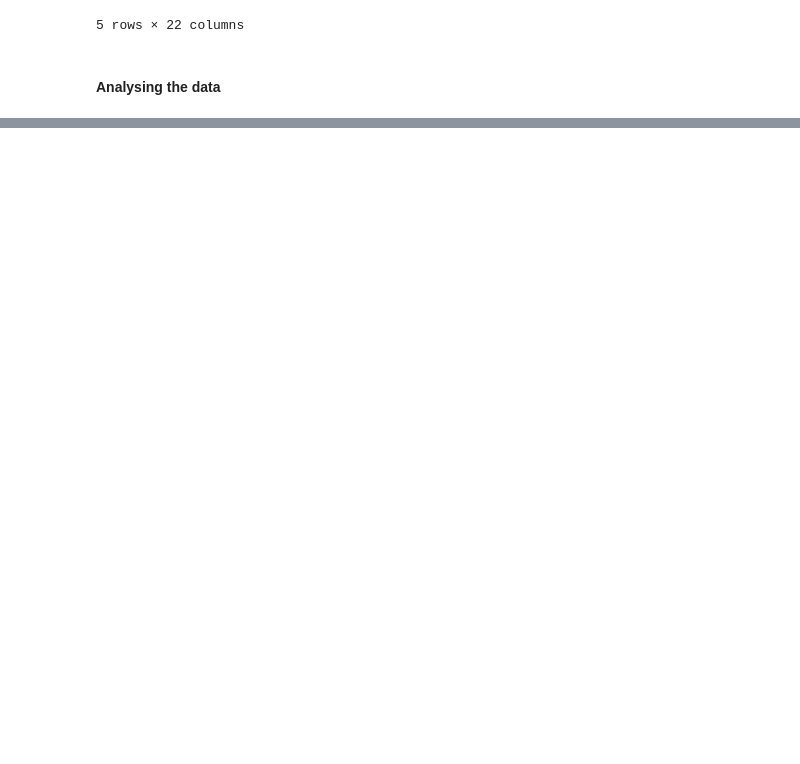
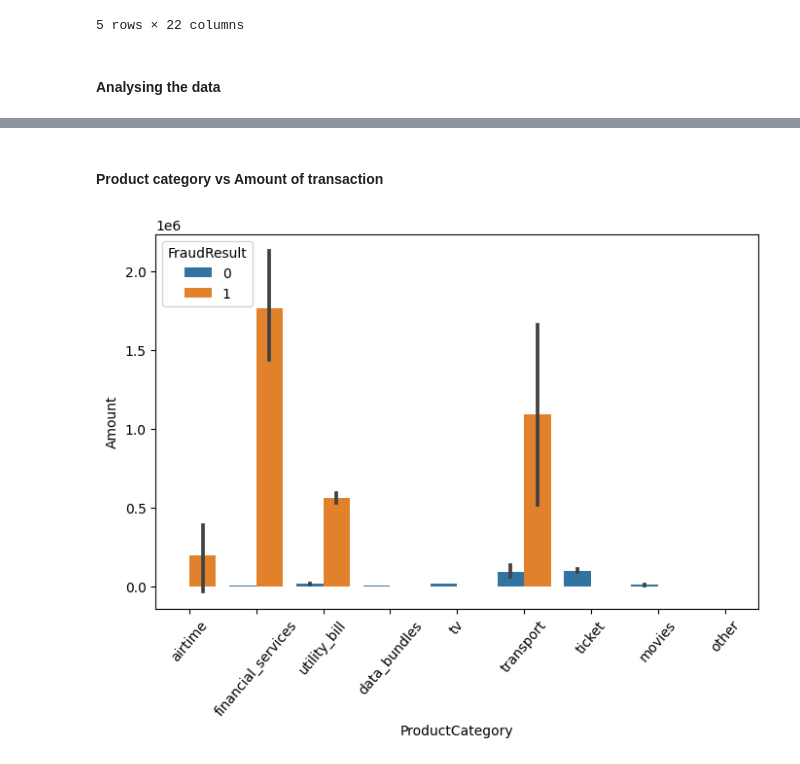
Before and after one commit to aanysofia/Fraud-Detection, a Jupyter notebook: Fraud_detection.ipynb, the cells around one changed output, grey strips where cells are left out. Cells and saved outputs as stored; diff of their text form; code cells hidden in the pictures; blank space fills up the shorter version.

```diff
--- a/Fraud_detection.ipynb
+++ b/Fraud_detection.ipynb
@@ -265,0 +278,7 @@ df_train.head()
+# %% [markdown]
+#### Product category vs Amount of transaction
+# %%
+sns.barplot(x = 'ProductCategory', y = 'Amount',  hue='FraudResult', data = df_train)
+plt.xticks(rotation=50, size=10);
+# %% [output]
+[figure, added]
```
Also changed, not shown: parts of 11 cells of this notebook.
